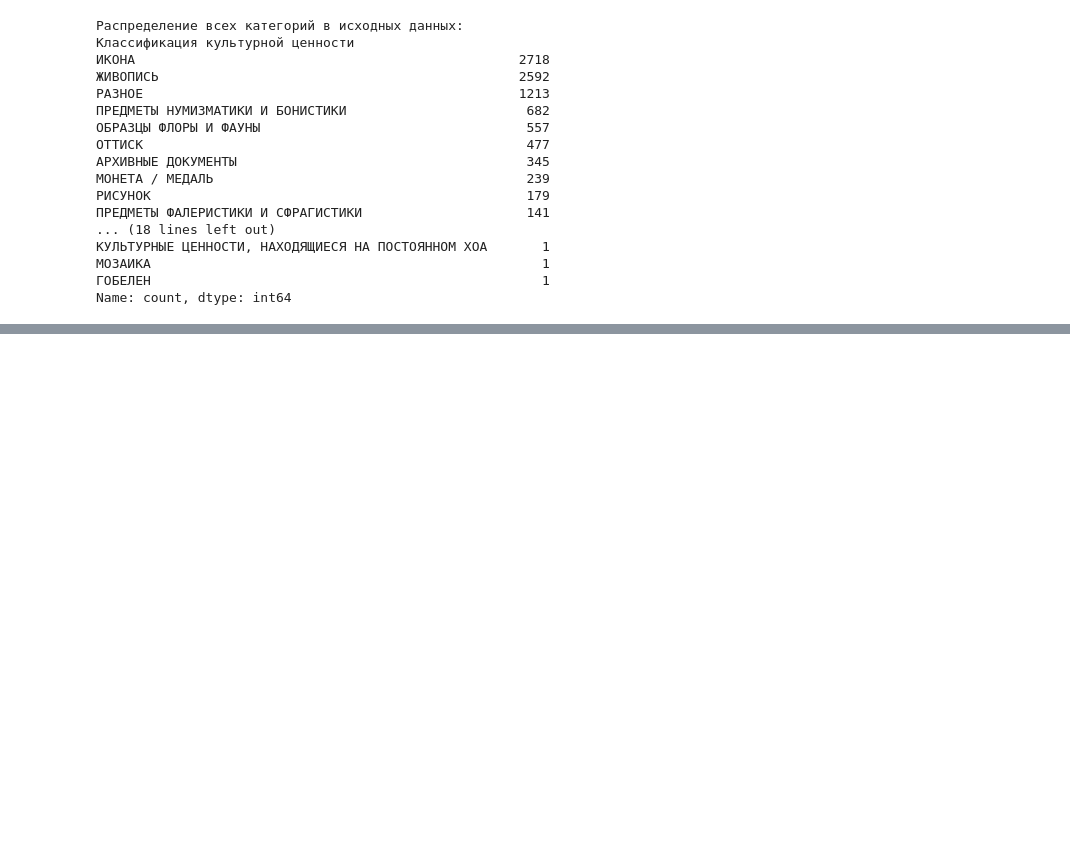
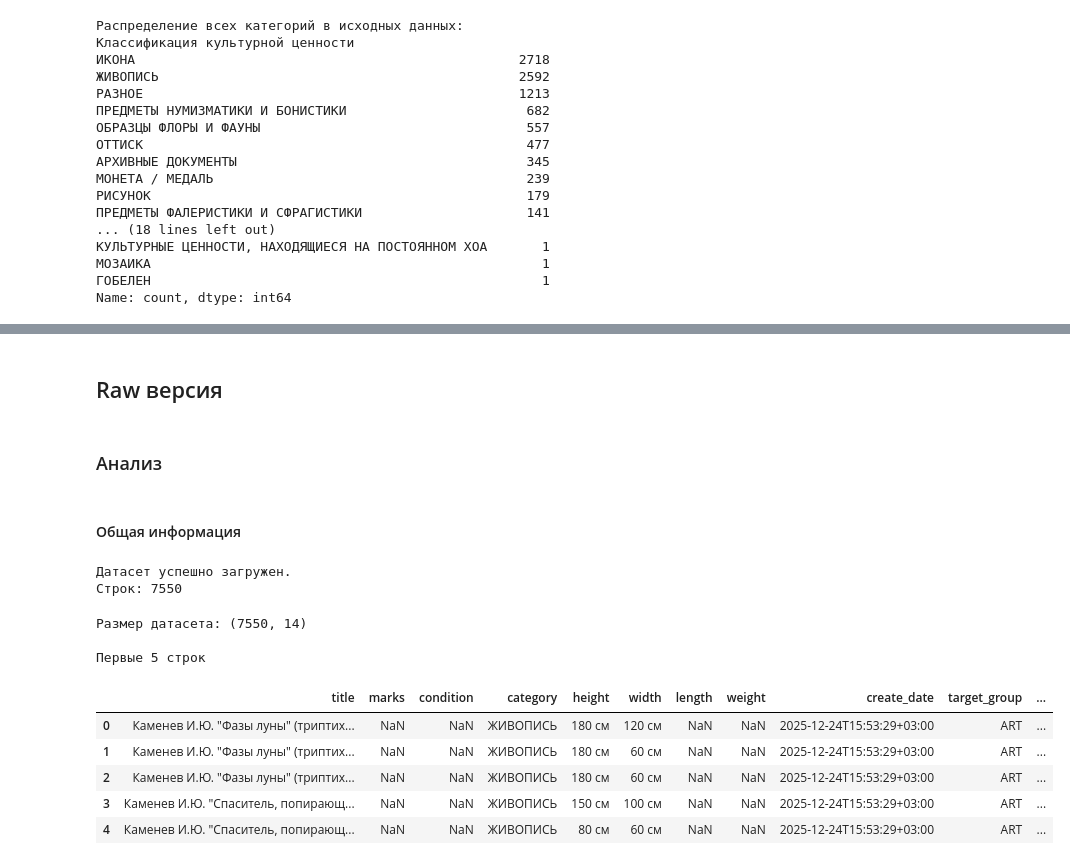
Before and after one commit to YuraYezhov/RU-Dataset-Architect, a Jupyter notebook: 03_heritage_large/scripts/initial_eda_analysis.ipynb, the cells around one changed output, grey strips where cells are left out. Cells and saved outputs as stored; diff of their text form; code cells hidden in the pictures; blank space fills up the shorter version.

Commit message:
feat: implement raw dataset logic and extend data analysis

```diff
--- a/03_heritage_large/scripts/initial_eda_analysis.ipynb
+++ b/03_heritage_large/scripts/initial_eda_analysis.ipynb
@@ -104,0 +186,37 @@ Name: count, dtype: int64
+# %% [markdown]
+## Raw версия
+# %% [markdown]
+### Анализ
+# %% [markdown]
+#### Общая информация
+# %%
+import pandas as pd
+from pathlib import Path
+
+BASE_DIR = Path.cwd().parent
+DATASET_PATH = BASE_DIR / "data" / "culture_large_dataset_raw.csv"
+
+if DATASET_PATH.exists():
+    df_raw = pd.read_csv(DATASET_PATH)
+    print("Датасет успешно загружен.")
+    print(f"Строк: {len(df_raw)}")
+else:
+    print(f"Файл не найден по пути: {DATASET_PATH}")
+# %% [output]
+Датасет успешно загружен.
+Строк: 7550
+# %%
+print(f"Размер датасета: {df_raw.shape}")
+
+print("\nПервые 5 строк")
+df_raw.head(5)
+# %% [output]
+Размер датасета: (7550, 14)
+
+Первые 5 строк
+|  | title | marks | condition | category | height | width | length | weight | create_date | target_group | ... |
+| 0 | Каменев И.Ю. "Фазы луны" (триптих... | NaN | NaN | ЖИВОПИСЬ | 180 см | 120 см | NaN | NaN | 2025-12-24T15:53:29+03:00 | ART | ... |
+| 1 | Каменев И.Ю. "Фазы луны" (триптих... | NaN | NaN | ЖИВОПИСЬ | 180 см | 60 см | NaN | NaN | 2025-12-24T15:53:29+03:00 | ART | ... |
+| 2 | Каменев И.Ю. "Фазы луны" (триптих... | NaN | NaN | ЖИВОПИСЬ | 180 см | 60 см | NaN | NaN | 2025-12-24T15:53:29+03:00 | ART | ... |
+| 3 | Каменев И.Ю. "Спаситель, попирающ... | NaN | NaN | ЖИВОПИСЬ | 150 см | 100 см | NaN | NaN | 2025-12-24T15:53:29+03:00 | ART | ... |
+| 4 | Каменев И.Ю. "Спаситель, попирающ... | NaN | NaN | ЖИВОПИСЬ | 80 см | 60 см | NaN | NaN | 2025-12-24T15:53:29+03:00 | ART | ... |
```
Also changed, not shown: parts of 12 cells of this notebook, 2 other files.
